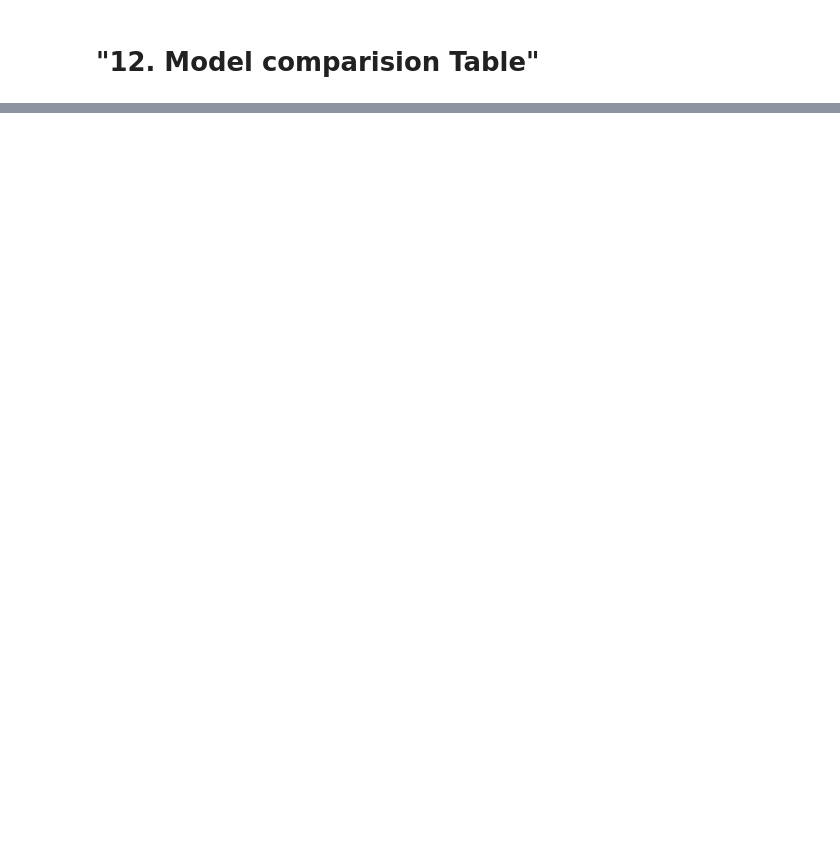
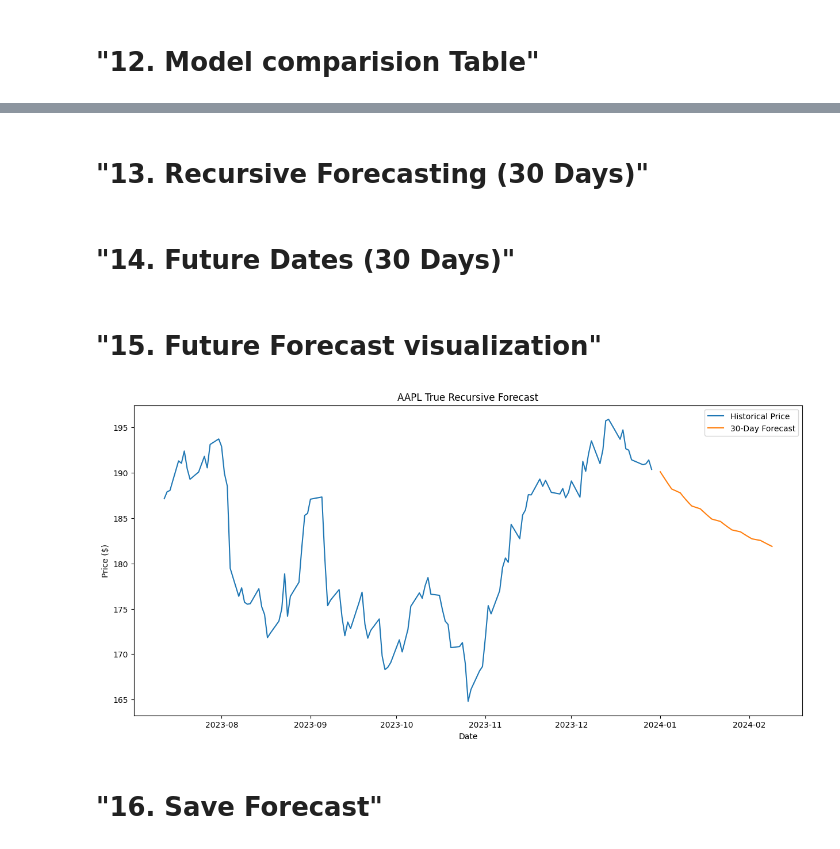
Before and after one commit to Rudra-Magar/Future_stock_price_forecastings, a Jupyter notebook: Test.ipynb, the cells around one changed output, grey strips where cells are left out. Drawn from its saved outputs; the diff is of its cells as text; code cells hidden in the pictures; blank space fills up the shorter version.

```diff
--- a/Test.ipynb
+++ b/Test.ipynb
@@ -401,0 +402,2 @@ Model Comparison
+# %% [markdown]
+# **"13. Recursive Forecasting (30 Days)"**
@@ -401,0 +439,42 @@ Model Comparison
+# %% [markdown]
+# **"14. Future Dates (30 Days)"**
+# %%
+from datetime import timedelta
+
+last_date = df.index[-1]
+
+future_dates = pd.date_range(
+    start=last_date + timedelta(days=1),
+    periods=future_days,
+    freq='B'
+)
+# %% [markdown]
+# **"15. Future Forecast visualization"**
+# %%
+plt.figure(figsize=(15,7))
+
+plt.plot(
+    df.index[-120:],
+    data[-120:],
+    label="Historical Price"
+)
+
+plt.plot(
+    future_dates,
+    future_predictions,
+    label="30-Day Forecast"
+)
+
+plt.title(
+    f"{stock} True Recursive Forecast"
+)
+
+plt.xlabel("Date")
+plt.ylabel("Price ($)")
+plt.legend()
+
+plt.show()
+# %% [output]
+[figure, added]
+# %% [markdown]
+# **"16. Save Forecast"**
```
Also changed, not shown: parts of 10 cells of this notebook, 8 other files.
